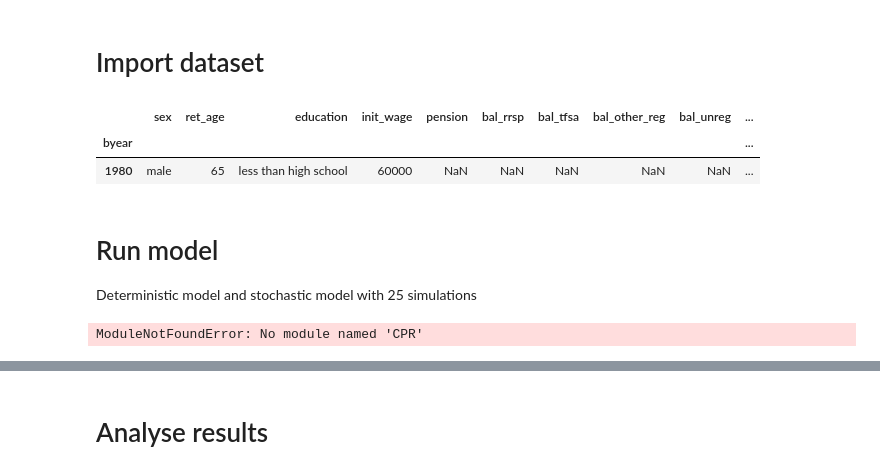
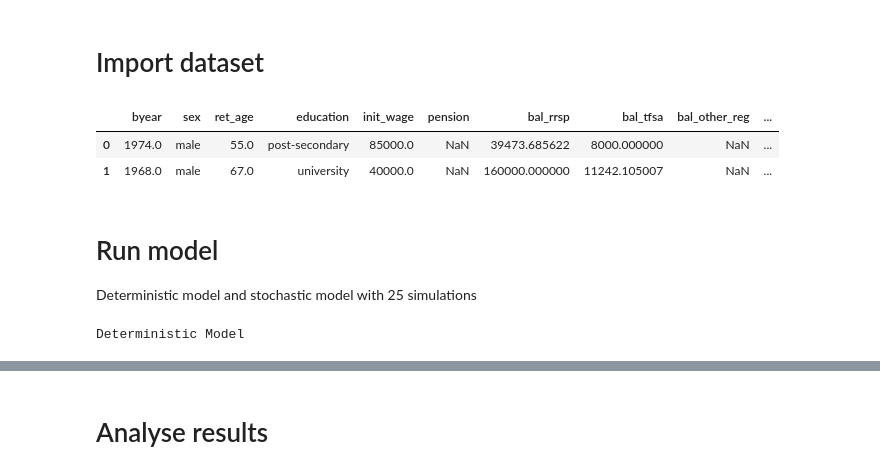
Before and after one commit to rsi-models/CPR, a Jupyter notebook: Notebooks/Tutorial CPR.ipynb, the cells around one changed output, grey strips where cells are left out. Saved outputs shown, nothing was run; the diff lists cells and outputs as text; code cells hidden in the pictures.

```diff
--- a/Notebooks/Tutorial CPR.ipynb
+++ b/Notebooks/Tutorial CPR.ipynb
@@ -39,20 +39,16 @@ pd.options.display.max_rows = None
 # %%
 #from CPR import analysis
 import analysis
 
-#inputs = analysis.get_dataset()
-#inputs = (pd.read_csv('C:/Users/roger/Documents/GitHub/CPR/CPR_out/CPR/data/inputs/synth_inputs.csv',index_col=0))[:25]
-#inputs = (pd.read_csv('C:/Users/roger/Documents/GitHub/CPR/CPR_out/inputs.csv',index_col=0))[332:333]
-#inputs = pd.read_csv('C:/Users/roger/Documents/GitHub/CPR/CPR/Notebooks/my_inputs.csv',index_col=0)
-
+inputs = analysis.get_dataset()
 #inputs = pd.read_csv('C:/Users/roger/Documents/GitHub/CPR/CPR_out/my_inputs.csv',index_col=0)
-inputs = pd.read_csv('./my_inputs.csv',index_col=0)
+#inputs = pd.read_csv('./my_inputs.csv',index_col=0)
 
 inputs.head(2)
 # %% [output]
-|  | sex | ret_age | education | init_wage | pension | bal_rrsp | bal_tfsa | bal_other_reg | bal_unreg | ... |
-| byear |  |  |  |  |  |  |  |  |  | ... |
-| 1980 | male | 65 | less than high school | 60000 | NaN | NaN | NaN | NaN | NaN | ... |
+|  | byear | sex | ret_age | education | init_wage | pension | bal_rrsp | bal_tfsa | bal_other_reg | ... |
+| 0 | 1974.0 | male | 55.0 | post-secondary | 85000.0 | NaN | 39473.685622 | 8000.000000 | NaN | ... |
+| 1 | 1968.0 | male | 67.0 | university | 40000.0 | NaN | 160000.000000 | 11242.105007 | NaN | ... |
 # %% [markdown]
 # Run model
 Deterministic model and stochastic model with 25 simulations
@@ -63,7 +59,7 @@ import main
 res_deter = main.run_simulations(inputs, 1, non_stochastic=True)
 res_deter.summarize()
 # %% [output]
-ModuleNotFoundError: No module named 'CPR'
+Deterministic Model
 # %%
 res_stoch = main.run_simulations(inputs, 25, non_stochastic=False)
 res_stoch.summarize()
```
Also changed, not shown: parts of 2 cells of this notebook, 8 other files.
